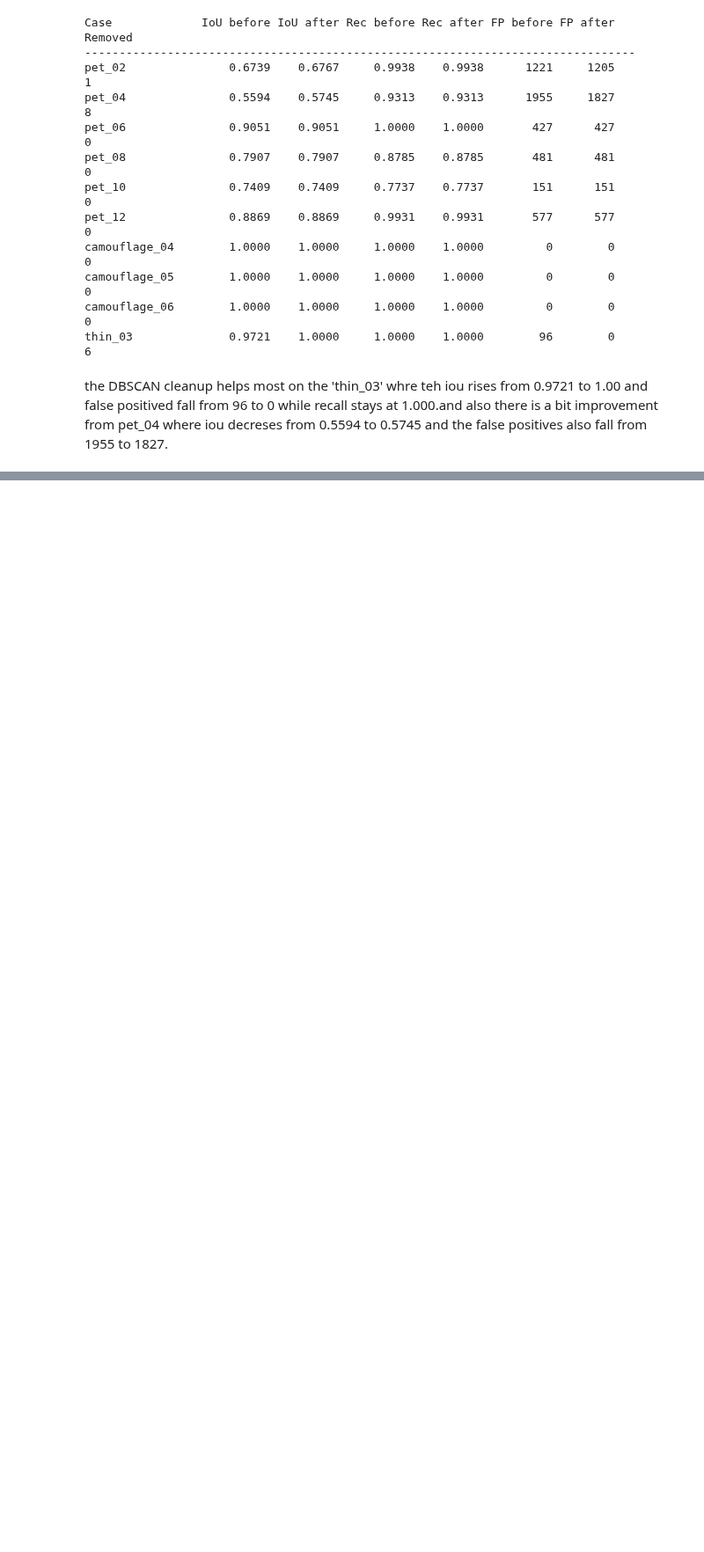
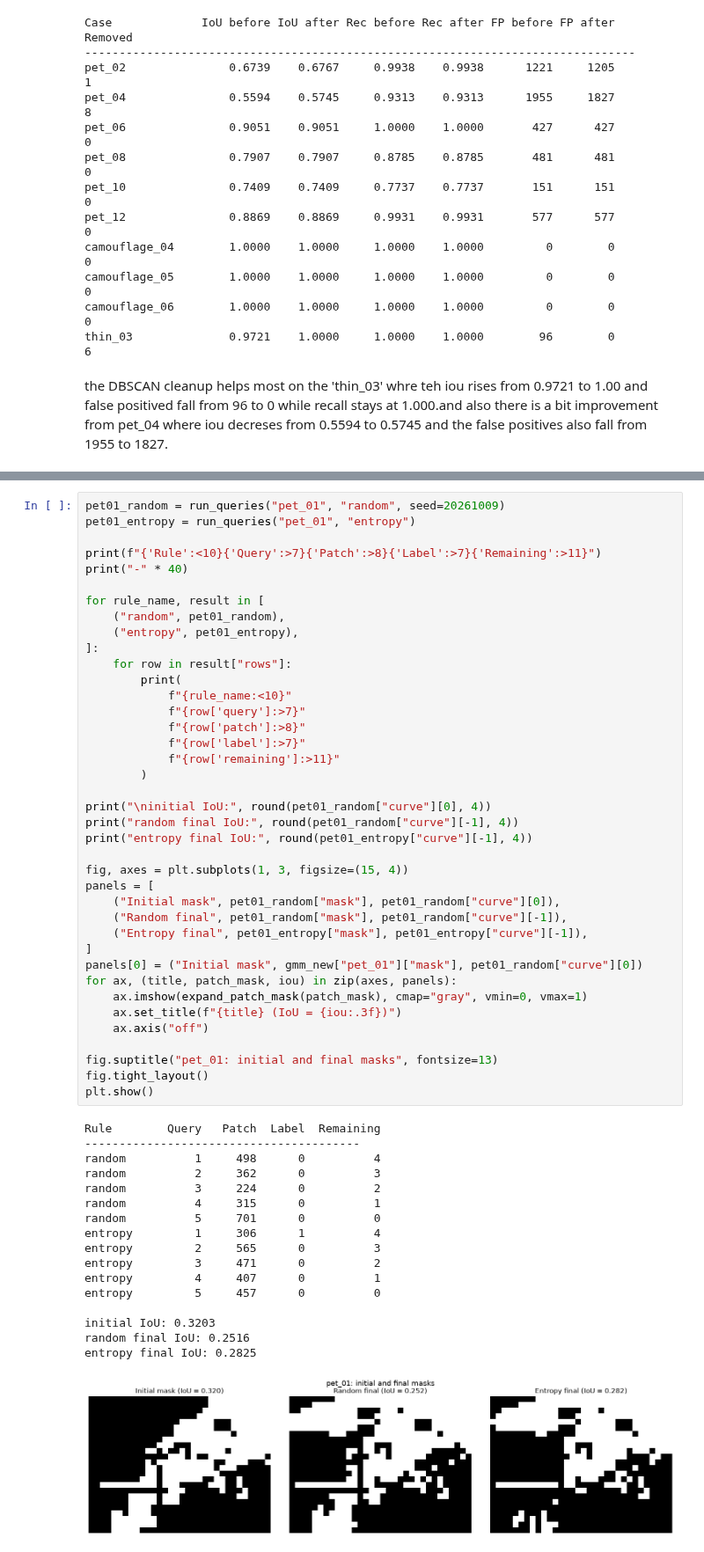
Before and after one commit to suryamanoj4/SMAI-A4, a Jupyter notebook: clustering.ipynb, the cells around one changed output, grey strips where cells are left out. Shown at 88% size. Cells and saved outputs as stored; diff of their text form; blank space fills up the shorter version.

Commit message:
complete the extra label section and clustering

```diff
--- a/clustering.ipynb
+++ b/clustering.ipynb
@@ -1094,0 +1161,57 @@ the DBSCAN cleanup helps most on the 'thin_03' whre teh iou rises from 0.9721 to
+# %%
+pet01_random = run_queries("pet_01", "random", seed=20261009)
+pet01_entropy = run_queries("pet_01", "entropy")
+
+print(f"{'Rule':<10}{'Query':>7}{'Patch':>8}{'Label':>7}{'Remaining':>11}")
+print("-" * 40)
+
+for rule_name, result in [
+    ("random", pet01_random),
+    ("entropy", pet01_entropy),
+]:
+    for row in result["rows"]:
+        print(
+            f"{rule_name:<10}"
+            f"{row['query']:>7}"
+            f"{row['patch']:>8}"
+            f"{row['label']:>7}"
+            f"{row['remaining']:>11}"
+        )
+
+print("\ninitial IoU:", round(pet01_random["curve"][0], 4))
+print("random final IoU:", round(pet01_random["curve"][-1], 4))
+print("entropy final IoU:", round(pet01_entropy["curve"][-1], 4))
+
+fig, axes = plt.subplots(1, 3, figsize=(15, 4))
+panels = [
+    ("Initial mask", pet01_random["mask"], pet01_random["curve"][0]),
+    ("Random final", pet01_random["mask"], pet01_random["curve"][-1]),
+    ("Entropy final", pet01_entropy["mask"], pet01_entropy["curve"][-1]),
+]
+panels[0] = ("Initial mask", gmm_new["pet_01"]["mask"], pet01_random["curve"][0])
+for ax, (title, patch_mask, iou) in zip(axes, panels):
+    ax.imshow(expand_patch_mask(patch_mask), cmap="gray", vmin=0, vmax=1)
+    ax.set_title(f"{title} (IoU = {iou:.3f})")
+    ax.axis("off")
+
+fig.suptitle("pet_01: initial and final masks", fontsize=13)
+fig.tight_layout()
+plt.show()
+# %% [output]
+Rule        Query   Patch  Label  Remaining
+----------------------------------------
+random          1     498      0          4
+random          2     362      0          3
+random          3     224      0          2
+random          4     315      0          1
+random          5     701      0          0
+entropy         1     306      1          4
+entropy         2     565      0          3
+entropy         3     471      0          2
+entropy         4     407      0          1
+entropy         5     457      0          0
+
+initial IoU: 0.3203
+random final IoU: 0.2516
+entropy final IoU: 0.2825
+[figure, added]
```
Also changed, not shown: parts of 8 cells of this notebook.
